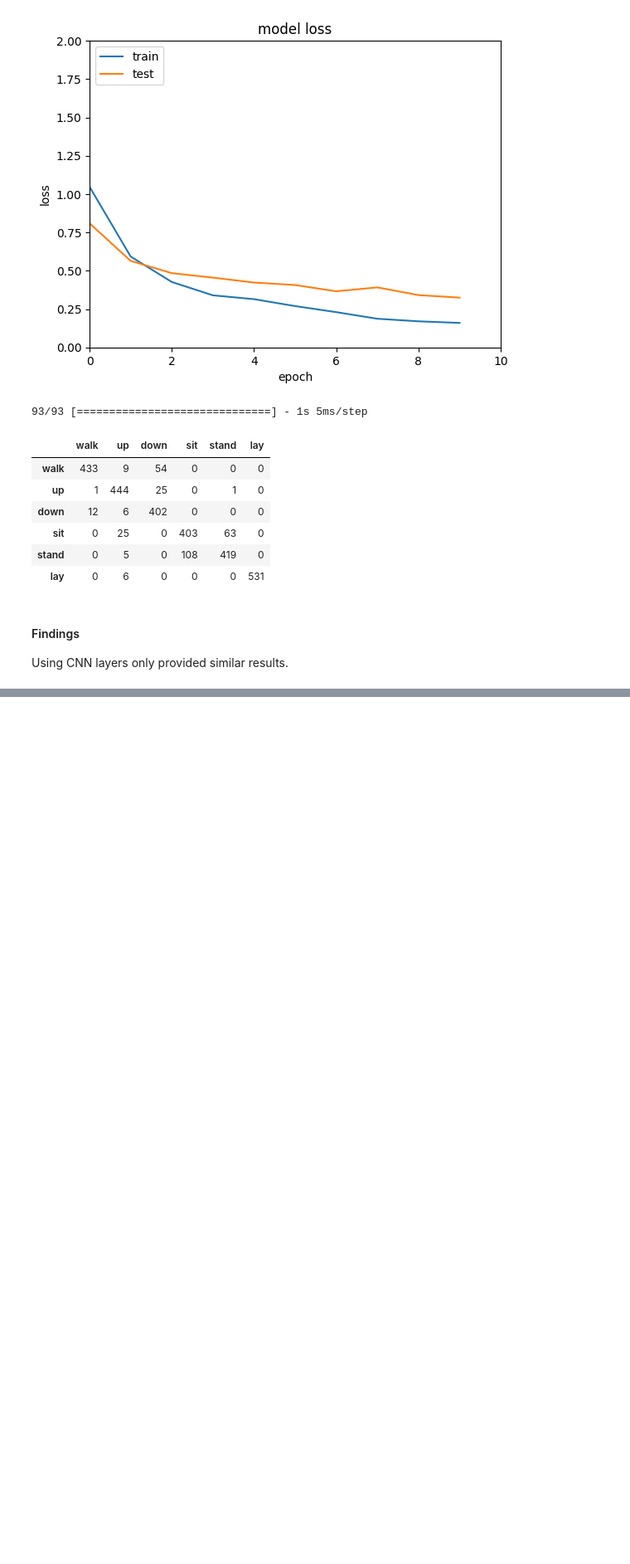
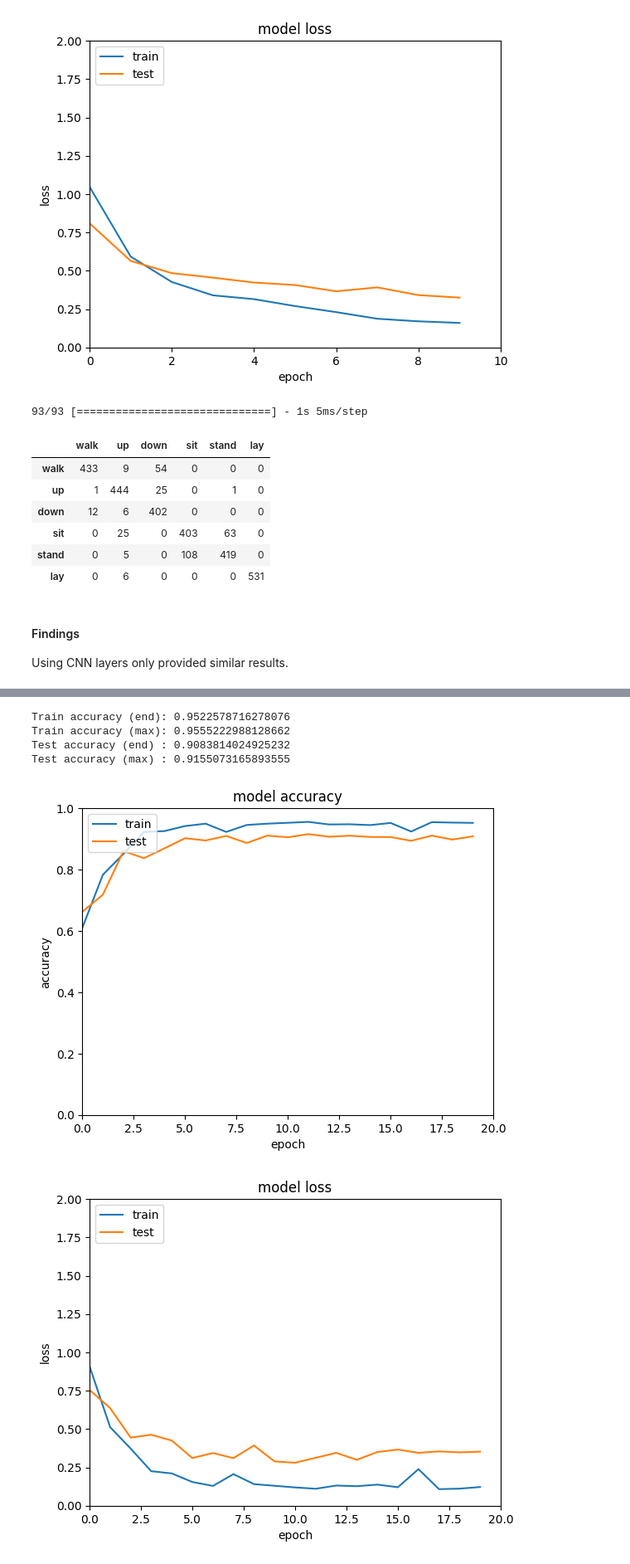
Before and after one commit to diegofrl/DeLearn23-24_PWs, a Jupyter notebook: PW11/activity_recognition/activity_recognition_stud.ipynb, the cells around one changed output, grey strips where cells are left out. Shown at 83% size. Cells and saved outputs as stored; diff of their text form; code cells hidden in the pictures; blank space fills up the shorter version.

```diff
--- a/PW11/activity_recognition/activity_recognition_stud.ipynb
+++ b/PW11/activity_recognition/activity_recognition_stud.ipynb
@@ -560,0 +644,20 @@ Using CNN layers only provided similar results.
+# %%
+### START YOUR CODE
+
+# Mixed CNN and RNN model
+model = Sequential([
+    tf.keras.layers.Conv1D(16, 3, activation='relu', input_shape=(128, 9)),
+    tf.keras.layers.Conv1D(16, 3, activation='relu'),
+    tf.keras.layers.MaxPooling1D(2),
+    tf.keras.layers.Conv1D(32, 3, activation='relu'),
+    tf.keras.layers.Conv1D(32, 3, activation='relu'),
+    tf.keras.layers.MaxPooling1D(2),
+    tf.keras.layers.SimpleRNN(32),
+    tf.keras.layers.Dense(6, activation='softmax')
+])
+
+model.compile(optimizer=Adam(learning_rate=0.001), loss='categorical_crossentropy', metrics=['accuracy'])
+
+### END YOUR CODE
+
+model.summary()
@@ -560,0 +682,6 @@ Using CNN layers only provided similar results.
+# %%
+### START YOUR CODE
+batch_size = 32
+n_epochs   = 20
+
+log = model.fit(X_train, Y_train, batch_size=batch_size, epochs=n_epochs, validation_data=(X_test, Y_test))
@@ -560,0 +706,10 @@ Using CNN layers only provided similar results.
+# %%
+performance_plots(model, X_test, Y_test, log, n_epochs)
+confusion_matrix(model, X_test, Y_test)
+# %% [output]
+Train accuracy (end): 0.9522578716278076
+Train accuracy (max): 0.9555222988128662
+Test accuracy (end) : 0.9083814024925232
+Test accuracy (max) : 0.9155073165893555
+[figure, added]
+[figure, added]
```
Also changed, not shown: parts of 11 cells of this notebook.
